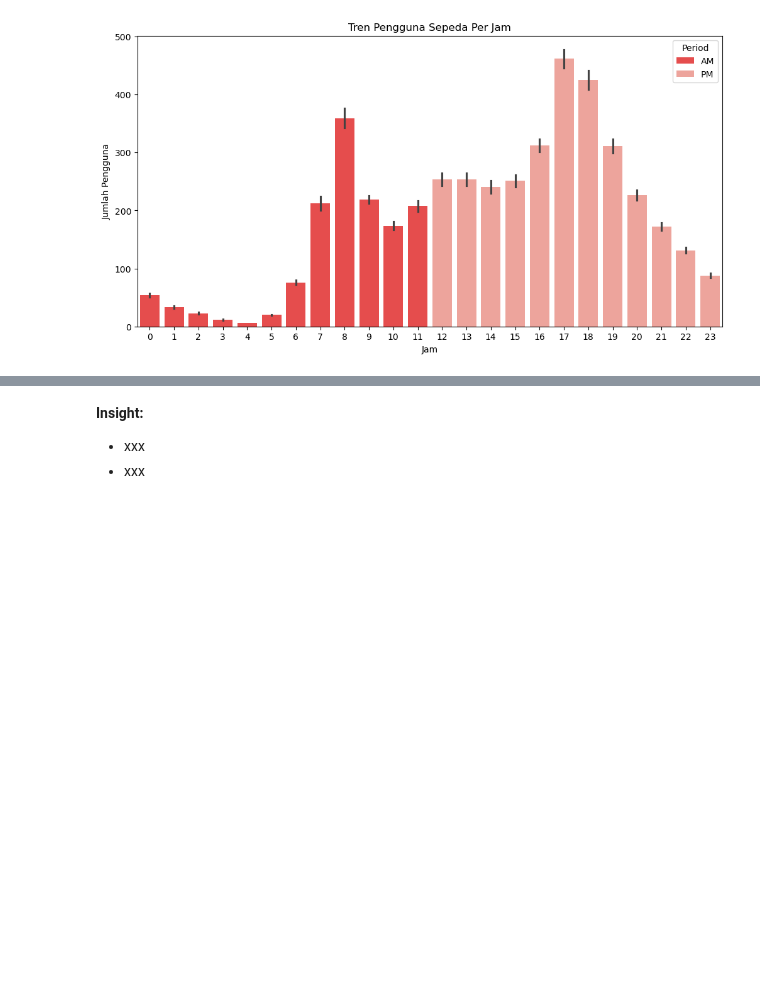
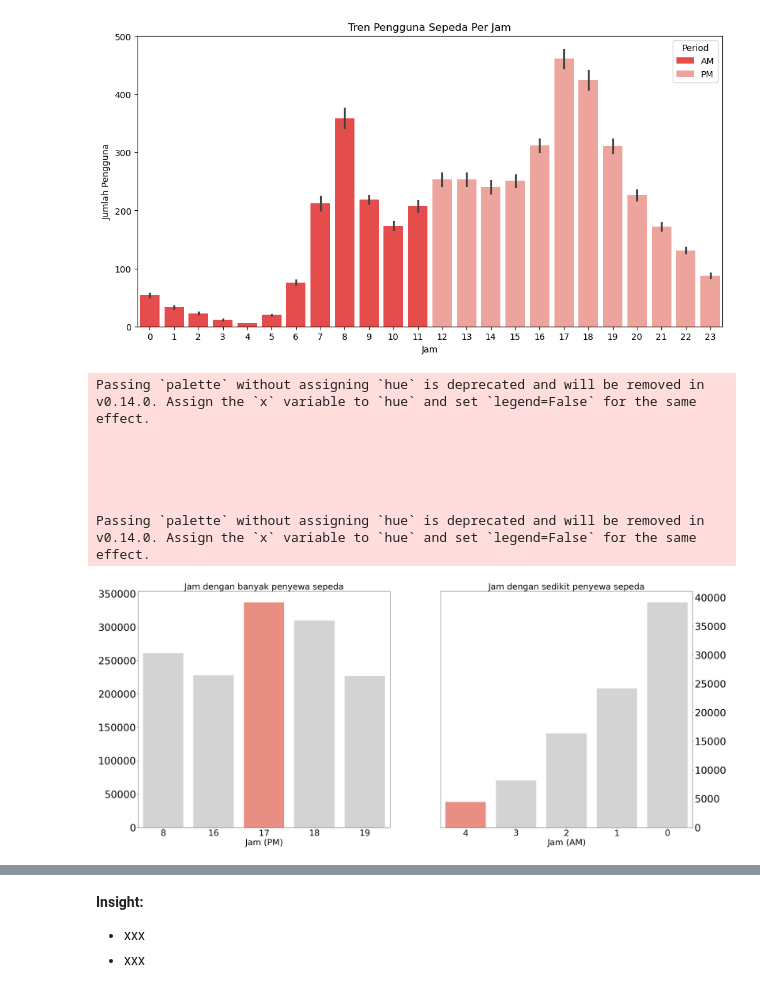
Before and after one commit to alouvre/BADDP_DicodingSubmission_ProyekAnalisisData, a Jupyter notebook: notebook.ipynb, the cells around one changed output, grey strips where cells are left out. Drawn from its saved outputs; the diff is of its cells as text; code cells hidden in the pictures; blank space fills up the shorter version.

```diff
--- a/notebook.ipynb
+++ b/notebook.ipynb
@@ -572,3 +574,44 @@ plt.legend(title="Period")
 plt.show()
 # %% [output]
 [figure]
+# %%
+# melakukan grouping terhadap hours dan count_cr
+sum_order_items_df = df_hour.groupby("hour").count_rent.sum().sort_values(ascending=False).reset_index()
+
+# membuat bar chart untuk melihat perbedaan penyewaan sepeda berdasarkan jam
+fig, ax = plt.subplots(nrows=1, ncols=2, figsize=(35, 15))
+
+# membuat barplot untuk penyewa sepeda terbanyak
+sns.barplot(x="hour", y="count_rent", data=sum_order_items_df.head(5), palette=["#D3D3D3", "#D3D3D3", "salmon", "#D3D3D3", "#D3D3D3"], ax=ax[0])
+
+# mengatur label dan judul untuk subplot pertama
+ax[0].set_ylabel(None)
+ax[0].set_xlabel("Jam (PM)", fontsize=30)
+ax[0].set_title("Jam dengan banyak penyewa sepeda", loc="center", fontsize=30)
+ax[0].tick_params(axis='y', labelsize=35)
+ax[0].tick_params(axis='x', labelsize=30)
+
+# membuat barplot untuk penyewa sepeda terdikit
+sns.barplot(x="hour", y="count_rent", data=sum_order_items_df.sort_values(by="hour", ascending=True).head(5), palette=["#D3D3D3", "#D3D3D3", "#D3D3D3", "#D3D3D3","salmon"], ax=ax[1])
+
+# mengatur label dan judul untuk subplot pertama
+ax[1].set_ylabel(None)
+ax[1].set_xlabel("Jam (AM)",  fontsize=30)
+ax[1].set_title("Jam dengan sedikit penyewa sepeda", loc="center", fontsize=30)
+ax[1].invert_xaxis()
+ax[1].yaxis.set_label_position("right")
+ax[1].yaxis.tick_right()
+ax[1].tick_params(axis='y', labelsize=35)
+ax[1].tick_params(axis='x', labelsize=30)
+
+# menampilkan plot
+plt.show()
+# %% [output]
+Passing `palette` without assigning `hue` is deprecated and will be removed in v0.14.0. Assign the `x` variable to `hue` and set `legend=False` for the same effect.
+
+
+
+
+
+Passing `palette` without assigning `hue` is deprecated and will be removed in v0.14.0. Assign the `x` variable to `hue` and set `legend=False` for the same effect.
+[figure, added]
```
Also changed, not shown: parts of 6 cells of this notebook, 1 other file.
